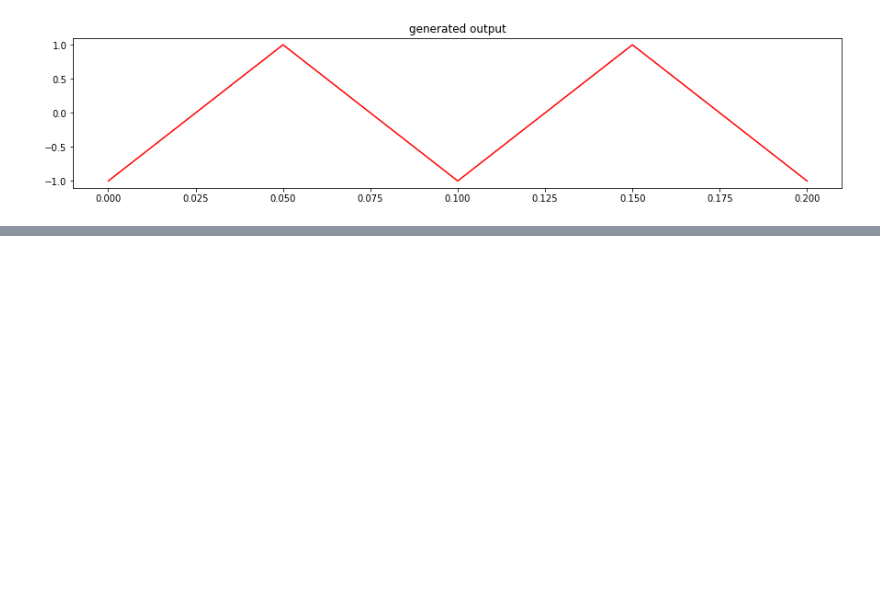
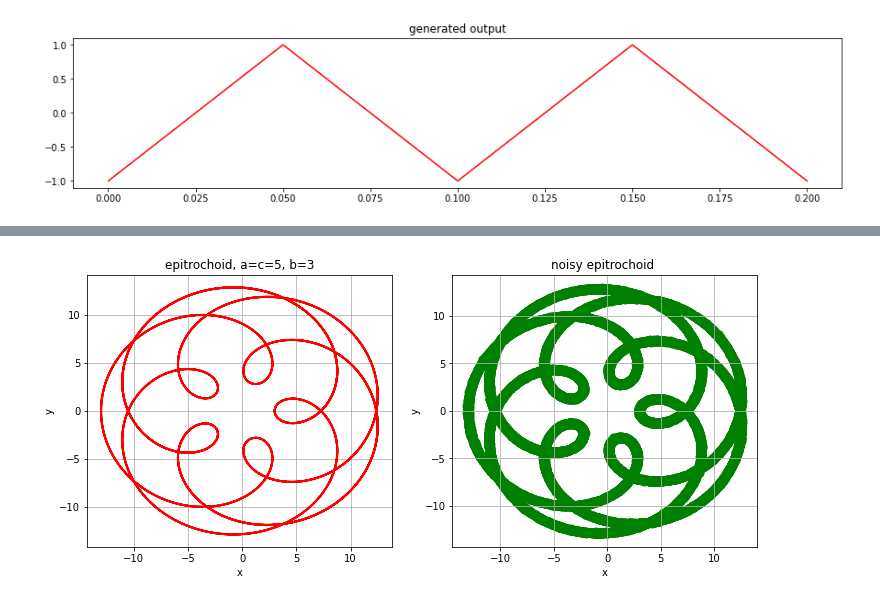
Before and after one commit to Nadiam75/DeepLearning_HW_3, a Jupyter notebook: Q2.ipynb, the cells around one changed output, grey strips where cells are left out. Cells and saved outputs as stored; diff of their text form; code cells hidden in the pictures; blank space fills up the shorter version.

```diff
--- a/Q2.ipynb
+++ b/Q2.ipynb
@@ -505,0 +550,23 @@ Text(0.5, 1.0, 'generated output')
+# %%
+a=5;b=3;c=5
+x_epitrochoid = (a+b)*np.cos(t)-c*np.cos((a/b +1)* t)
+y_epitrochoid = (a+b)*np.sin(t)-c*np.sin((a/b +1)* t)
+x_epitrochoid_noisy , y_epitrochoid_noisy = create_noise(x_epitrochoid) , create_noise(y_epitrochoid)
+plt.figure(figsize = figureSize)
+
+plt.subplot(1,2,1)
+
+plt.plot(x_epitrochoid,y_epitrochoid,linewidth=2,color='r')
+plt.xlabel('x')
+plt.ylabel('y')
+plt.title('epitrochoid, a=c=5, b=3')
+plt.grid()
+
+plt.subplot(1,2,2)
+plt.scatter(x_epitrochoid_noisy,y_epitrochoid_noisy,linewidth=2,color='g'  )
+plt.xlabel('x')
+plt.ylabel('y')
+plt.title('noisy epitrochoid ')
+plt.grid()
+# %% [output]
+[figure, added]
```
Also changed, not shown: parts of 16 cells of this notebook.
